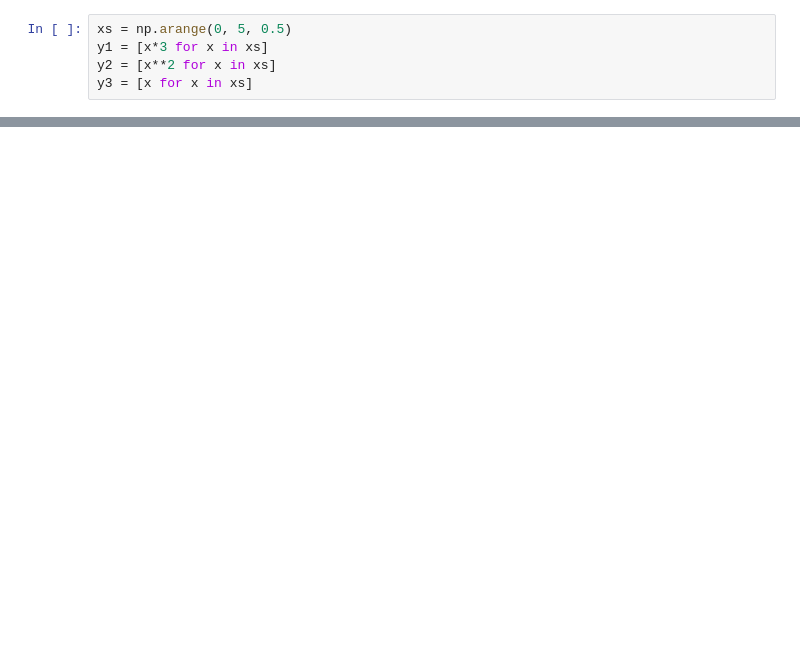
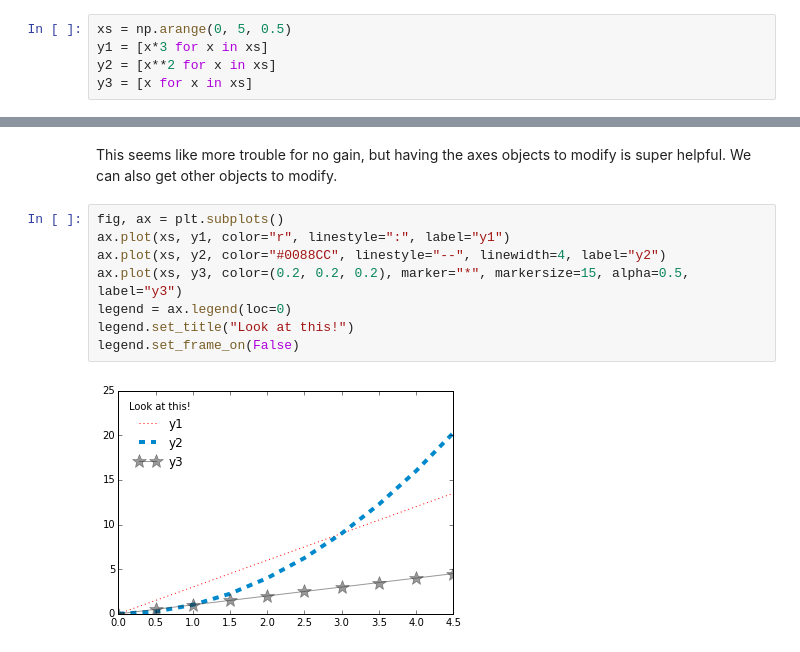
Before and after one commit to gillenbrown/PythonTutorial, a Jupyter notebook: Plotting.ipynb, the cells around one changed output, grey strips where cells are left out. Cells and saved outputs as stored; diff of their text form; blank space fills up the shorter version.

```diff
--- a/Plotting.ipynb
+++ b/Plotting.ipynb
@@ -49,0 +105,12 @@ Things to eventually add:
+# %% [markdown]
+This seems like more trouble for no gain, but having the axes objects to modify is super helpful. We can also get other objects to modify.
+# %%
+fig, ax = plt.subplots()
+ax.plot(xs, y1, color="r", linestyle=":", label="y1")
+ax.plot(xs, y2, color="#0088CC", linestyle="--", linewidth=4, label="y2")
+ax.plot(xs, y3, color=(0.2, 0.2, 0.2), marker="*", markersize=15, alpha=0.5, label="y3")
+legend = ax.legend(loc=0)
+legend.set_title("Look at this!")
+legend.set_frame_on(False)
+# %% [output]
+[figure, added]
```
Also changed, not shown: parts of 41 cells of this notebook, 1 other file.
